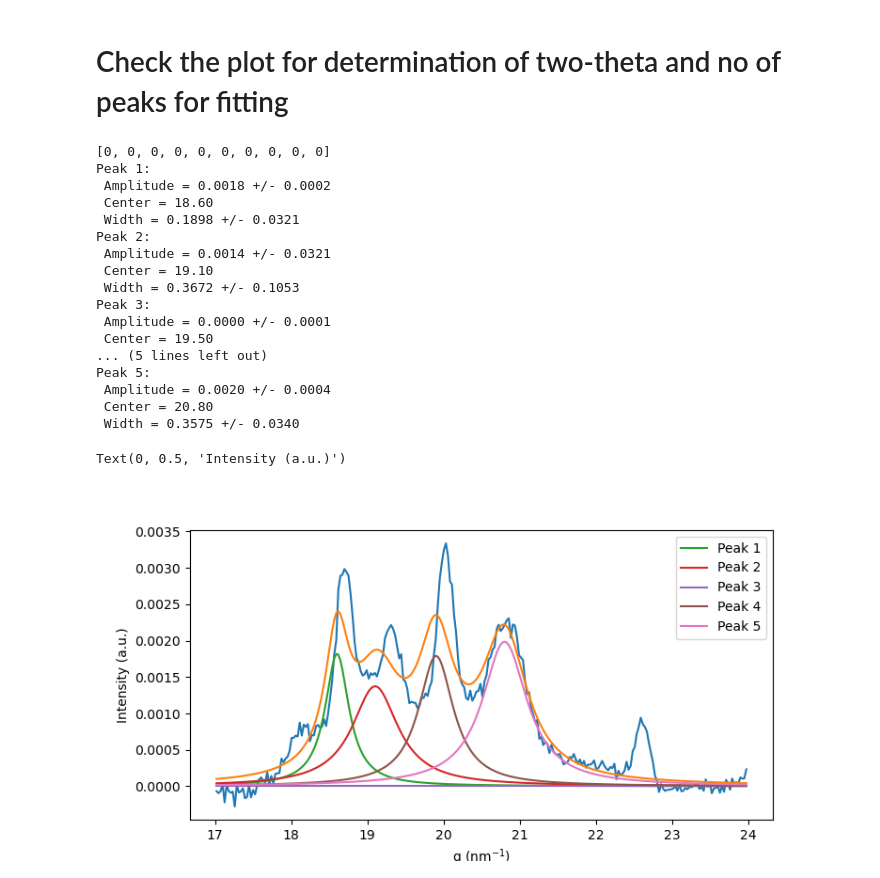
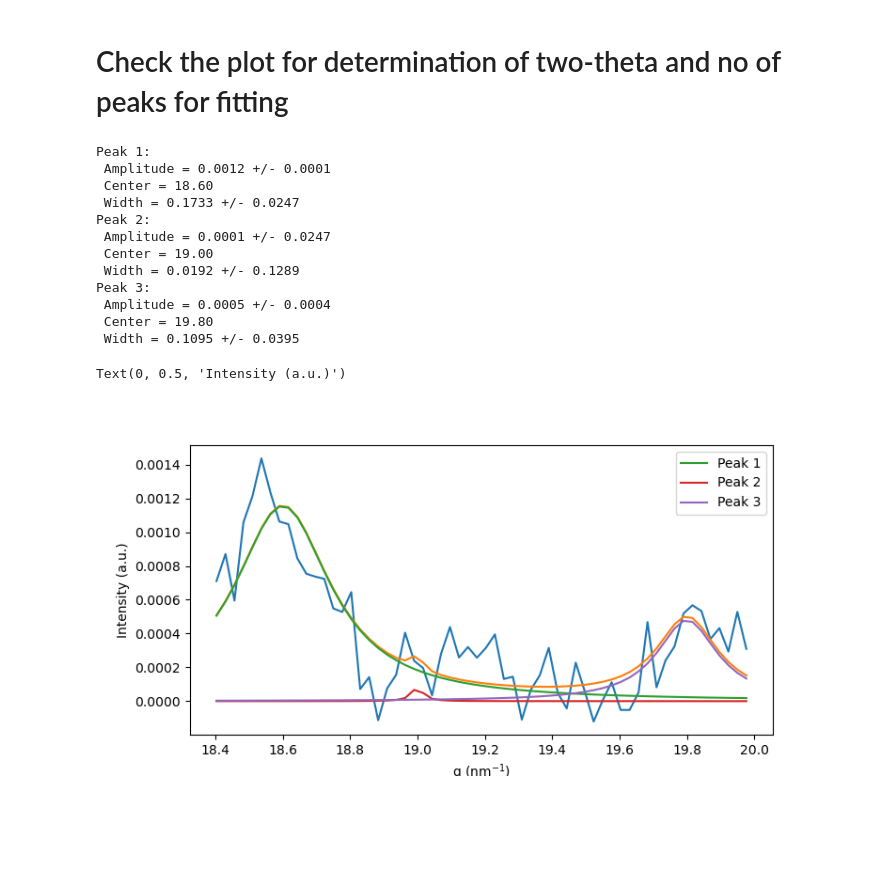
Before and after one commit to PronoyDutta/SAXS_WAXS, a Jupyter notebook: fitting_data.ipynb, the cells around one changed output. Saved outputs shown, nothing was run; the diff lists cells and outputs as text; code cells hidden in the pictures; blank space fills up the shorter version.

```diff
--- a/fitting_data.ipynb
+++ b/fitting_data.ipynb
@@ -81,10 +81,10 @@ def lorentzian(x, a, x0, w0):
     return y"""
 
 def multi_lorentzian(x, *params):
-    mean_positions = [18.6, 19.13, 19.5, 19.9, 20.8]
+    # mean_positions = [18.6, 19.13, 19.5, 19.9, 20.8]
     # mean_positions = [18.6, 19.13, 19.9, 20.8]
-    # mean_positions = [18.6, 19.5, 20.8]
-    # mean_positions = [19.5]
+    mean_positions = [18.6, 19,19.8]
+    # mean_positions = [19,19.8]
 
     y = np.zeros_like(x)
     for j in range(len(mean_positions)):
@@ -96,10 +96,10 @@ def multi_lorentzian(x, *params):
 # %% [markdown]
 # Read all the files
 # %%
-#os.chdir(r'.\data\Test_data\20240604_2503-SKJB_6MECDEC_100volHFE')
-#mpr = BL.MPRfile('./2503-SKJB-1pt07mg_6MECDEC_100volHFE-1_C02.mpr')
-os.chdir(r'C:\Users\b1104371\OneDrive - Universität Salzburg\Research\Electrolyte variation\Charecterizations\SAXS\After_Beamtime\1705-SSup\20240610_1705-SSuP_satDME_400HFE\20240610_1705_SSuP_satDME_400HFE')
-mpr = BL.MPRfile('./1705-SSuP_satDME_400HFE_1pt04mg_C02.mpr')
+os.chdir(r'E:\SAXS_WAXS\data\Test_data\20240604_2503-SKJB_6MECDEC_100volHFE')
+mpr = BL.MPRfile('./2503-SKJB-1pt07mg_6MECDEC_100volHFE-1_C02.mpr')
+#os.chdir(r'C:\Users\b1104371\OneDrive - Universität Salzburg\Research\Electrolyte variation\Charecterizations\SAXS\After_Beamtime\1705-SSup\20240624_1705-SSup_ECDEC_100HFE\cycling')
+#mpr = BL.MPRfile('./1705_SSuP_1pt14mg_6M_ECDEC_100vol_HFE_C02.mpr')
 
 file_list = glob.glob('*_1_*.dat')
 
@@ -253,11 +341,10 @@ for files in range(1,4):
     if files == 1:
         X_data = 10*file_dictionary[files].iloc[:,0] # multipled by 10 to convert from inverse Angstrom to inverse nanometer
         Y_data = file_dictionary[files].iloc[:,1]
+        # print(X_data)
     else:
-        x = 10*file_dictionary[files].iloc[:,0] # multipled by 10 to convert from inverse Angstrom to inverse nanometer
-        y = file_dictionary[files].iloc[:,1]
-        X_data += x
-        Y_data += y
+        X_data += 10*file_dictionary[files].iloc[:,0] # multipled by 10 to convert from inverse Angstrom to inverse nanometer
+        Y_data += file_dictionary[files].iloc[:,1]
 
 for entries in range(len(X_data)):
     X_data[entries] = X_data[entries]/3
@@ -265,7 +352,7 @@ for entries in range(len(X_data)):
 
 baseline_filter = Baseline(x_data = X_data)
 baseline = baseline_filter.modpoly(Y_data, poly_order= 10)[0]
-print(baseline)
+# print(baseline)
 modified_Y = Y_data-baseline
 plt.plot(X_data, Y_data)
 plt.plot(X_data, baseline)
@@ -295,8 +393,8 @@ plt.ylim(-0.001,0.008)"""
 # %%
 # Filter data between ranges
 
-min_x = 17
-max_x = 24
+min_x = 18.4
+max_x = 20
 
 X_positions = corrected_waxs_files[starting_file].iloc[:,0]
 
@@ -319,62 +417,56 @@ for entry in range(start_row, end_row+1):
 x_filtered = np.array(x_filtered)
 y_filtered = np.array(y_filtered)
 
-mean_positions = [18.6, 19.1, 19.5, 19.9, 20.8]
+# mean_positions = [18.5, 19.1, 19.5, 19.9, 20.8]
 # mean_positions = [18.6, 19.13, 19.9, 20.8]
-# mean_positions = [18.6, 19.5, 20.8]
-# mean_positions = [19.5]
+mean_positions = [18.6, 19,19.8]
+# mean_positions = [19,19.8]
 
 initial_guess = [0.001, 0.1] * len(mean_positions)
 
 lower_bounds = [0, 0] * (len(mean_positions))
 upper_bounds = [np.inf, np.inf] * (len(mean_positions))
 bounds = (lower_bounds, upper_bounds)
-print(lower_bounds)
 
 popt_lorentz, pcov_lorentz = curve_fit(multi_lorentzian, xdata= x_filtered, ydata= y_filtered, p0 = initial_guess, bounds= bounds)
 
 perr_lorentzian = np.sqrt(np.diag(pcov_lorentz)) # Calculating the errors from the functions
 
 
 for i in range(len(mean_positions)):
     print(f"Peak {i+1}:")
     print(f" Amplitude = {popt_lorentz[2*i]:.4f} +/- {perr_lorentzian[i]:.4f}")
     print(f" Center = {mean_positions[i]:.2f}")
     print(f" Width = {popt_lorentz[2*i +1]:.4f} +/- {perr_lorentzian[2*i +1]:.4f}")
 
 plt.figure(figsize= (8,4))
 
 plt.plot(x_filtered, y_filtered)
 plt.plot(x_filtered, multi_lorentzian(x_filtered, *popt_lorentz))
 
 #for i in range(0, len(popt_lorentz), 3):
 #    plt.plot(x_filtered, lorentzian(x_filtered, popt_lorentz[i], popt_lorentz[i+1], popt_lorentz[i+2]), label=f'Peak {i//3 + 1}')
 
 for j in range(len(mean_positions)):
     plt.plot(x_filtered, lorentzian(x_filtered, popt_lorentz[2*j], mean_positions[j], popt_lorentz[2*j+1]), label=f'Peak {j + 1}')
     plt.legend()
 
 plt.xlabel("q (nm$^{-1}$)")
 plt.ylabel("Intensity (a.u.)")
 # %% [output]
-[0, 0, 0, 0, 0, 0, 0, 0, 0, 0]
 Peak 1:
- Amplitude = 0.0018 +/- 0.0002
+ Amplitude = 0.0012 +/- 0.0001
  Center = 18.60
- Width = 0.1898 +/- 0.0321
+ Width = 0.1733 +/- 0.0247
 Peak 2:
- Amplitude = 0.0014 +/- 0.0321
- Center = 19.10
- Width = 0.3672 +/- 0.1053
+ Amplitude = 0.0001 +/- 0.0247
+ Center = 19.00
+ Width = 0.0192 +/- 0.1289
 Peak 3:
- Amplitude = 0.0000 +/- 0.0001
- Center = 19.50
-... (5 lines left out)
-Peak 5:
- Amplitude = 0.0020 +/- 0.0004
- Center = 20.80
- Width = 0.3575 +/- 0.0340
+ Amplitude = 0.0005 +/- 0.0004
+ Center = 19.80
+ Width = 0.1095 +/- 0.0395
 Text(0, 0.5, 'Intensity (a.u.)')
-[figure, old version]
+[figure, new version]
 # %%
 # Filter data between ranges
```
Also changed, not shown: parts of 11 cells of this notebook.
